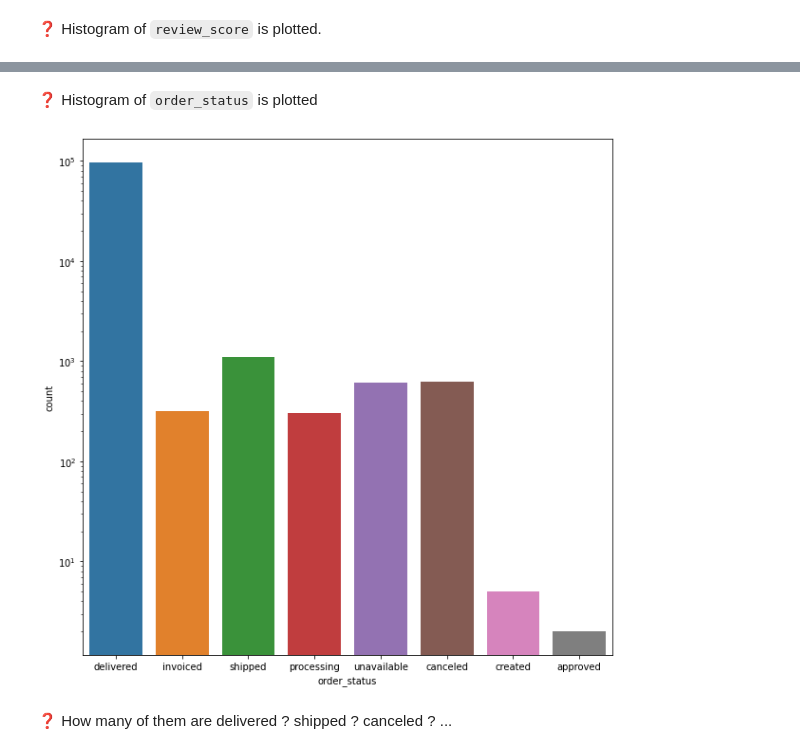
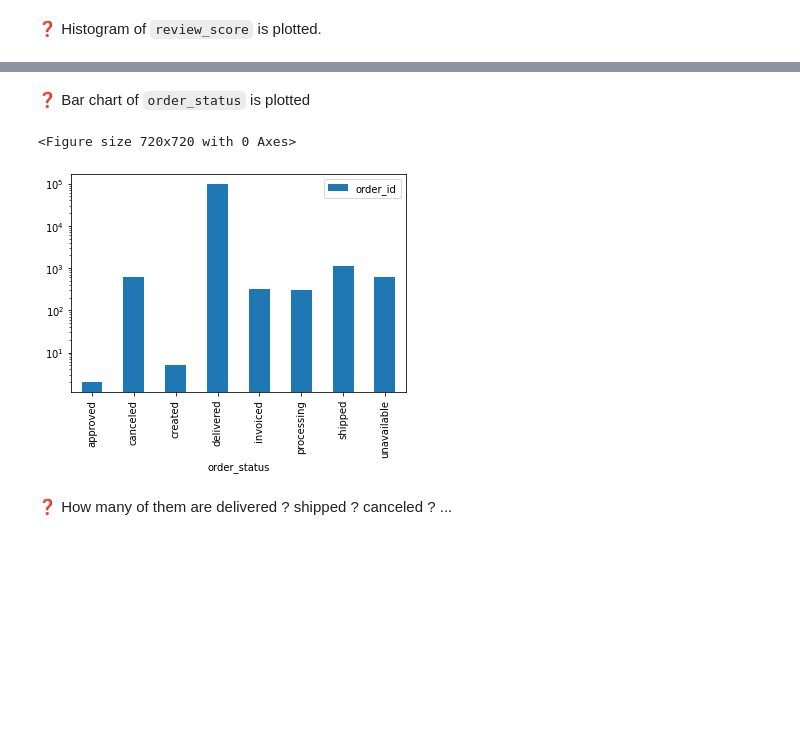
Before and after one commit to chongxe1991/olist_data_analysis, a Jupyter notebook: metric_design.ipynb, the cells around one changed output, grey strips where cells are left out. Saved outputs shown, nothing was run; the diff lists cells and outputs as text; code cells hidden in the pictures; blank space fills up the shorter version.

```diff
--- a/metric_design.ipynb
+++ b/metric_design.ipynb
@@ -24,12 +23,13 @@ sns.histplot(data["order_reviews"]["review_score"], bins = 5)
 [figure]
 # %% [markdown]
-❓ Histogram of `order_status` is plotted<br/>
+❓ Bar chart of `order_status` is plotted<br/>
 # %%
 plt.figure(figsize = (10,10))
-a = sns.countplot(data["orders"]["order_status"])
+a = pd.DataFrame(data["orders"].groupby("order_status").count()["order_id"]).plot(kind = "bar")
 a.set_yscale("log")
 # %% [output]
+<Figure size 720x720 with 0 Axes>
-[figure, old version]
+[figure, new version]
 # %% [markdown]
 ❓ How many of them are delivered ? shipped ? canceled ? ...
 # %%
```
Also changed, not shown: parts of 75 cells of this notebook.
